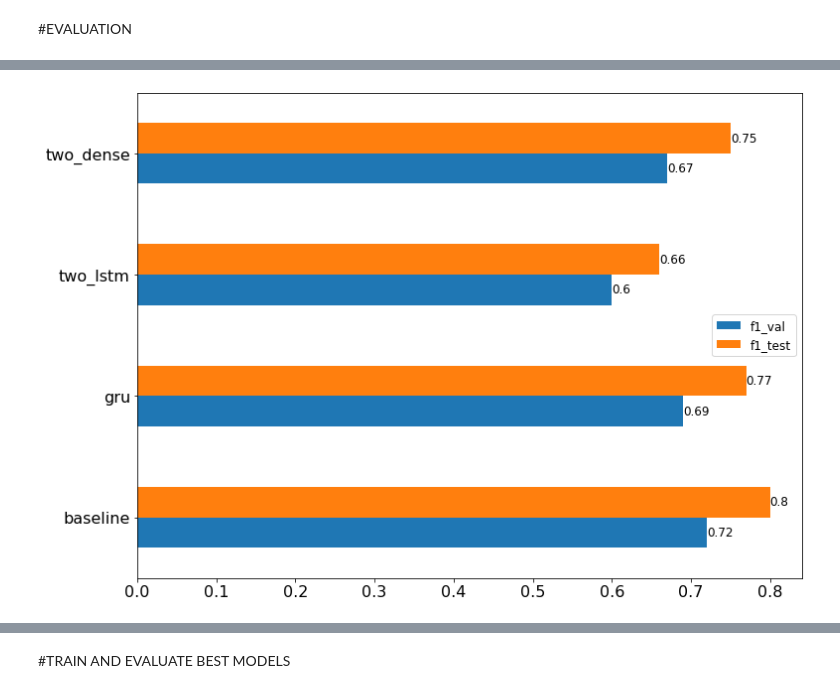
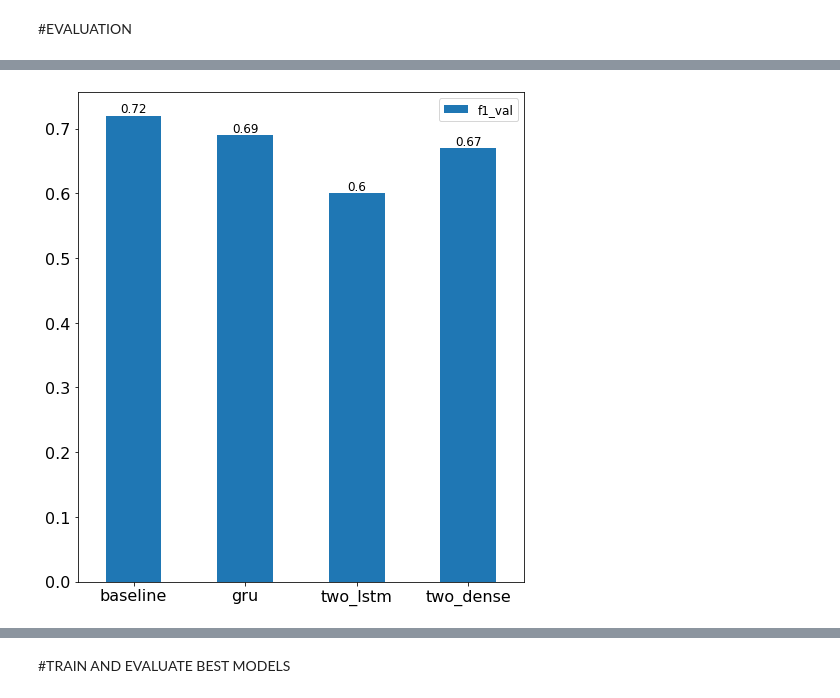
Before and after one commit to NoLogicPlease/pos_tagging, a Jupyter notebook: Assignment1.ipynb, the cells around one changed output, grey strips where cells are left out. Saved outputs shown, nothing was run; the diff lists cells and outputs as text; code cells hidden in the pictures.

```diff
--- a/Assignment1.ipynb
+++ b/Assignment1.ipynb
@@ -536,3 +544,12 @@ Max length of a sentence in validation and test
 Number of elements exceeding the length of the train
 0
 0
+# %%
+
+tmp_list = ' '.join(df[df["split"] == "train"]["POStagging"]).split()
+import collections
+counter = collections.Counter(tmp_list)
+print(counter)
+plt.rcParams['figure.figsize'] = [15, 8]
+plt.bar(counter.keys(), counter.values())
+plt.show()
@@ -687,11 +707,10 @@ def calculate_f1(model, x, y_true):
 #print(calculate_f1(models[0], x_test, y_test))
 # %%
 f1s_val = [round(calculate_f1(m, x_val, y_val), 2) for m in models]
-f1s_test = [round(calculate_f1(m, x_test, y_test), 2) for m in models]
-df = pd.DataFrame({'f1_val': f1s_val,
-                   'f1_test': f1s_test},index=model_names)
-ax = df.plot.barh(figsize=(12, 9), fontsize=16)
-ax.legend(loc='center right', fontsize=12)
+#f1s_test = [round(calculate_f1(m, x_test, y_test), 2) for m in models]
+df = pd.DataFrame({'f1_val': f1s_val},index=model_names)
+ax = df.plot.bar(rot = 0, figsize=(8, 9), fontsize=16)
+ax.legend(loc='upper right', fontsize=12)
 for container in ax.containers:
     ax.bar_label(container, fontsize=12)
 # %% [output]
@@ -714 +725 @@ Predicting on 644 samples
-[figure, old version]
+[figure, new version]
```
Also changed, not shown: parts of 19 cells of this notebook, 1 other file.
